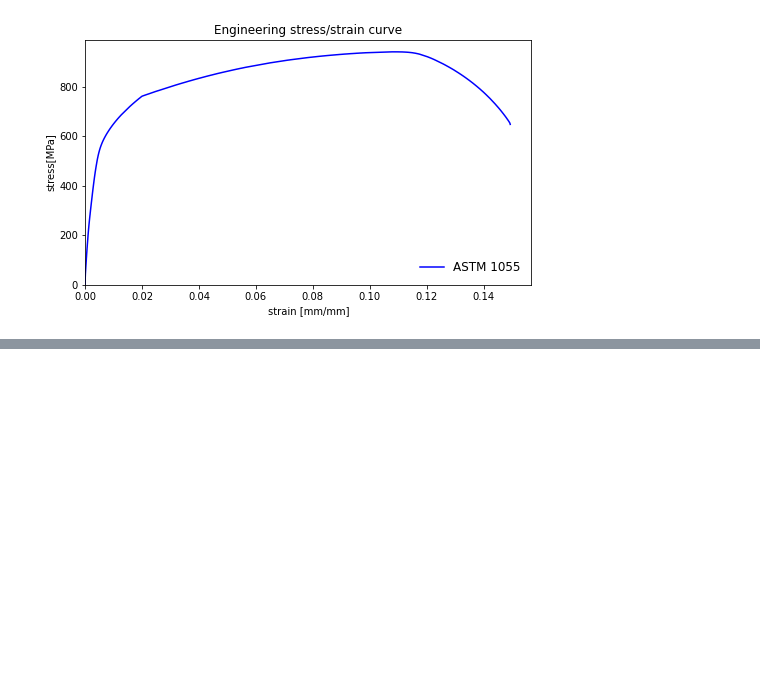
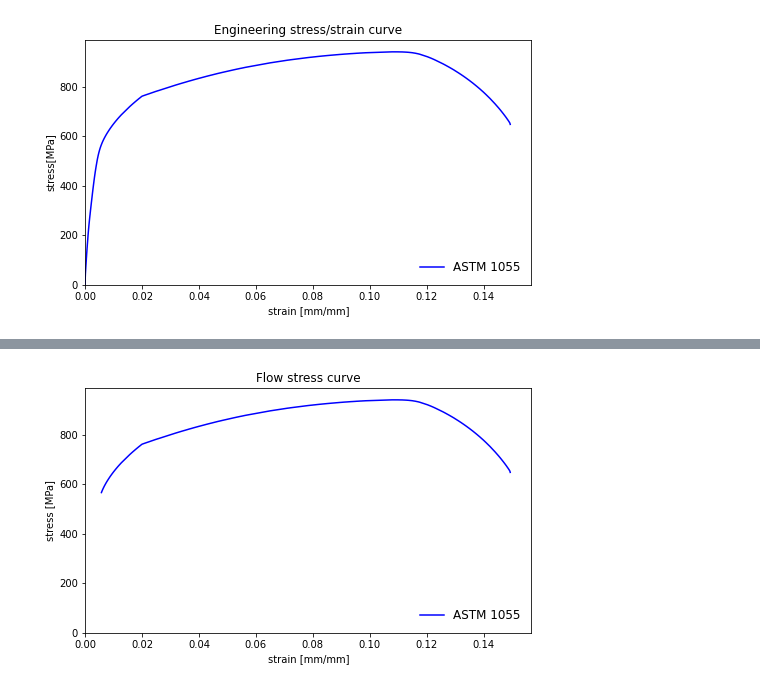
Before and after one commit to pedrodamas0803/mechtest_ufmg, a Jupyter notebook: docs/demo.ipynb, the cells around one changed output, grey strips where cells are left out. Cells and saved outputs as stored; diff of their text form; code cells hidden in the pictures; blank space fills up the shorter version.

```diff
--- a/docs/demo.ipynb
+++ b/docs/demo.ipynb
@@ -90,0 +97,4 @@ steel1.plot_conventional_curve(save=True)
+# %%
+steel1.plot_flow_curve()
+# %% [output]
+[figure, added]
```
Also changed, not shown: parts of 11 cells of this notebook, 1 other file.
